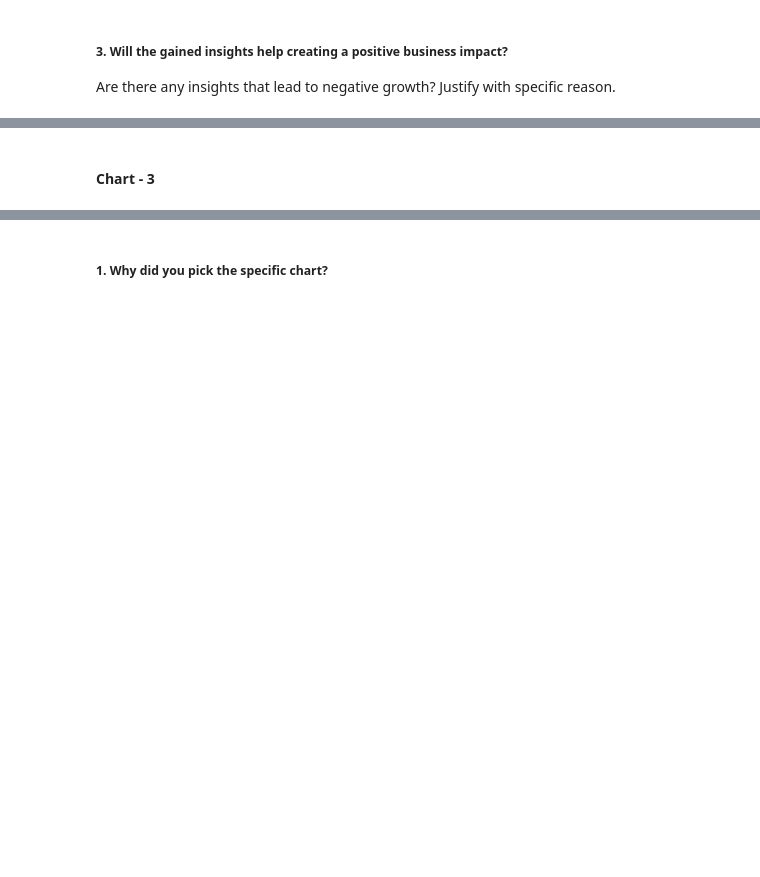
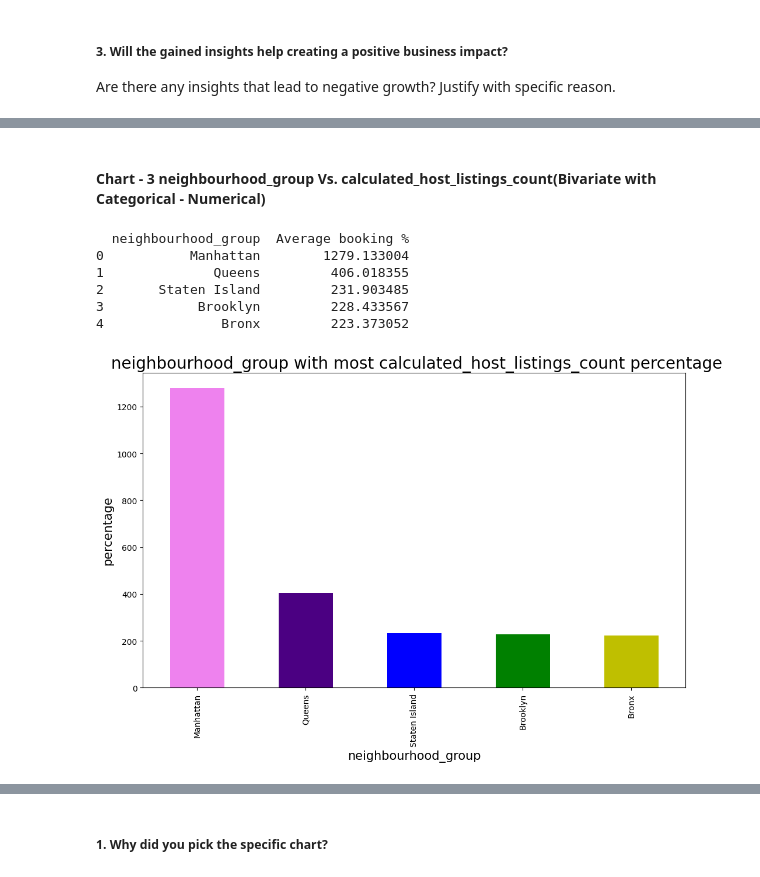
Before and after one commit to Manjunathdangi/Airbnb-Booking-Analysis, a Jupyter notebook: Copy_of_Sample_EDA_Submission_Template.ipynb, the cells around one changed output, grey strips where cells are left out. Cells and saved outputs as stored; diff of their text form; code cells hidden in the pictures; blank space fills up the shorter version.

```diff
--- a/Copy_of_Sample_EDA_Submission_Template.ipynb
+++ b/Copy_of_Sample_EDA_Submission_Template.ipynb
@@ -620,2 +1043,2 @@ Answer Here
 # %% [markdown]
-#### Chart - 3
+#### Chart - 3  neighbourhood_group Vs. calculated_host_listings_count(Bivariate with Categorical - Numerical)
@@ -623,0 +1045,26 @@ Answer Here
+# %%
+# Chart - 3 visualization code
+#  Showing Average calculated_host_listings_count Percentage wise
+# Showing top neighbourhood_group
+
+print((Airbnb.groupby(['neighbourhood_group'])['calculated_host_listings_count'].mean()*100).sort_values(ascending = False).reset_index(name="Average booking %").head(10))
+print(" ")
+
+
+# State vs. average true churn percantage visualization code
+# Vizualizing top 10 churned state
+plt.rcParams['figure.figsize'] = (12, 7)
+color = plt.cm.copper(np.linspace(0, 0.5, 20))
+((Airbnb.groupby(['neighbourhood_group'])['calculated_host_listings_count'].mean())*100).sort_values(ascending = False).head(10).plot.bar(color = ['violet','indigo','b','g','y','orange','r'])
+plt.title(" neighbourhood_group with most calculated_host_listings_count percentage", fontsize = 20)
+plt.xlabel('neighbourhood_group', fontsize = 15)
+plt.ylabel('percentage', fontsize = 15)
+plt.show()
+# %% [output]
+  neighbourhood_group  Average booking %
+0           Manhattan        1279.133004
+1              Queens         406.018355
+2       Staten Island         231.903485
+3            Brooklyn         228.433567
+4               Bronx         223.373052
+[figure, added]
```
Also changed, not shown: parts of 79 cells of this notebook.
